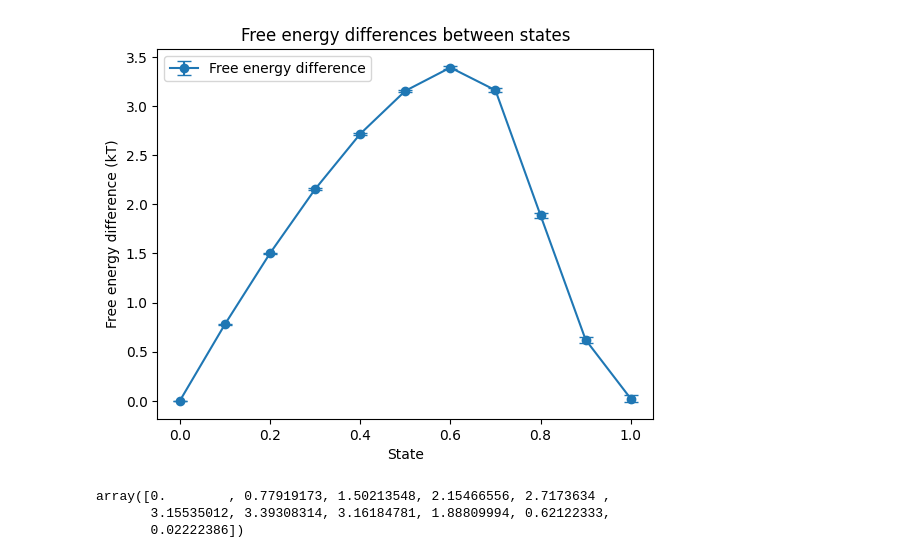
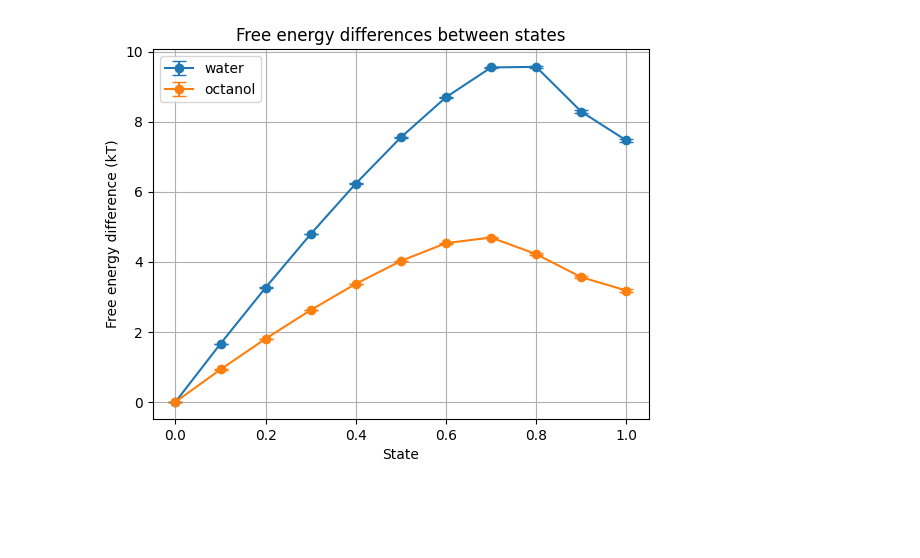
Before and after one commit to tbereau/martignac, a Jupyter notebook: scripts/martini_fep/analysis.ipynb, the cells around one changed output. Drawn from its saved outputs; the diff is of its cells as text; code cells hidden in the pictures; blank space fills up the shorter version.

```diff
--- a/scripts/martini_fep/analysis.ipynb
+++ b/scripts/martini_fep/analysis.ipynb
@@ -83,9 +23,0 @@ f42be03154f5679bd6010a5022ad617f
-# %%
-xvg_files = [
-    join(job.path, f) for job in jobs
-    for f in os.listdir(job.path)
-    if ".xvg" in f
-]
-TEMPERATURE = 298
-u_nk_list = [extract_u_nk(f, T=TEMPERATURE) for f in xvg_files]
-u_nk_combined = pd.concat(u_nk_list)
@@ -132,0 +24,3 @@ mbar.d_delta_f_
+# %%
+project = signac.get_project()
+project
@@ -133,26 +44,37 @@ mbar.d_delta_f_
+# %%
+def compute_free_energy_for_statepoint(statepoint: dict) -> Tuple[np.ndarray, np.ndarray, np.ndarray]:
+    jobs = project.find_jobs(statepoint)
+    xvg_files = [
+        job.fn(f"fep_run-{job.statepoint['lambda_state']}.xvg")
+        for job in jobs
+        if 'lambda_state' in job.statepoint
+    ]
+    u_nk_list = [extract_u_nk(f, T=temperature) for f in xvg_files]
+    u_nk_combined = pd.concat(u_nk_list)
+    mbar = MBAR().fit(u_nk_combined)
+    # Extracting free energy differences between the first and last state
+    delta_f_values = mbar.delta_f_.iloc[0, :].values
+    d_delta_f_values = mbar.d_delta_f_.iloc[0, :].values
+    return delta_f_values, d_delta_f_values, mbar.delta_f_.columns.values
+# %%
+delta_f_w, d_delta_f_w, states_w = compute_free_energy_for_statepoint({'solvent_name': 'W', 'solute_name': 'P6'})
+delta_f_oco, d_delta_f_oco, states_oco = compute_free_energy_for_statepoint({'solvent_name': 'OCO', 'solute_name': 'P6'})
 # %%
-# Extracting free energy differences between the first and last state
-delta_f_values = mbar.delta_f_.iloc[0, :].values
-d_delta_f_values = mbar.d_delta_f_.iloc[0, :].values
-
 # Plotting free energy differences
-states = mbar.delta_f_.columns
-plt.errorbar(states, delta_f_values, yerr=d_delta_f_values,
-             marker='o', linestyle='-',
-             capsize=5, label="Free energy difference")
+plt.errorbar(
+    states_w, delta_f_w, yerr=d_delta_f_w, marker='o', linestyle='-', capsize=5, label="water"
+)
+plt.errorbar(
+    states_oco, delta_f_oco, yerr=d_delta_f_oco, marker='o', linestyle='-', capsize=5, label="octanol"
+)
 
 plt.xlabel('State')
 plt.ylabel('Free energy difference (kT)')
 plt.title('Free energy differences between states')
 plt.legend()
+plt.grid()
 
 # Display the plot
 plt.show()
 # %% [output]
-[figure, old version]
+[figure, new version]
-# %%
-delta_f_values
-# %% [output]
-array([0.        , 0.77919173, 1.50213548, 2.15466556, 2.7173634 ,
-       3.15535012, 3.39308314, 3.16184781, 1.88809994, 0.62122333,
-       0.02222386])
```
Also changed, not shown: parts of 14 cells of this notebook, 3 other files.
